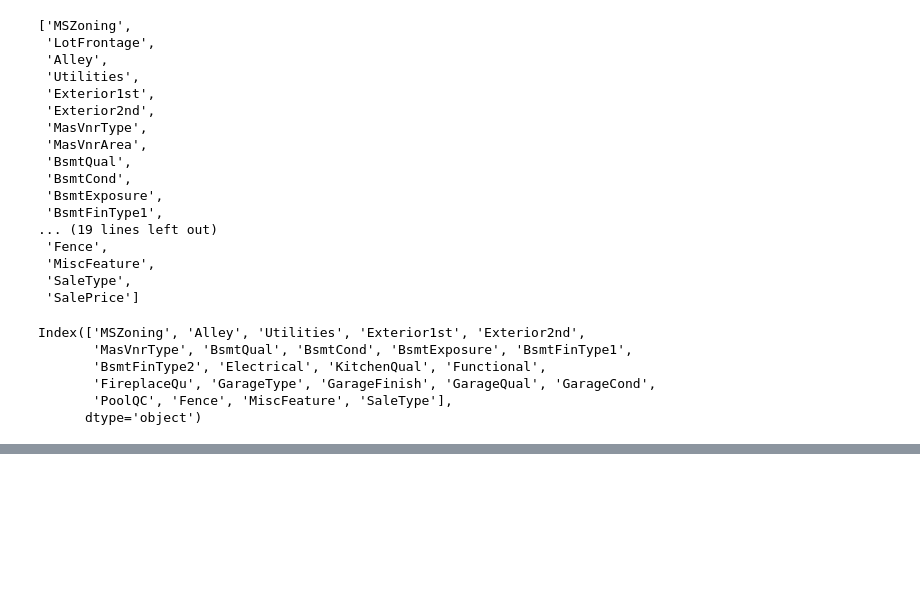
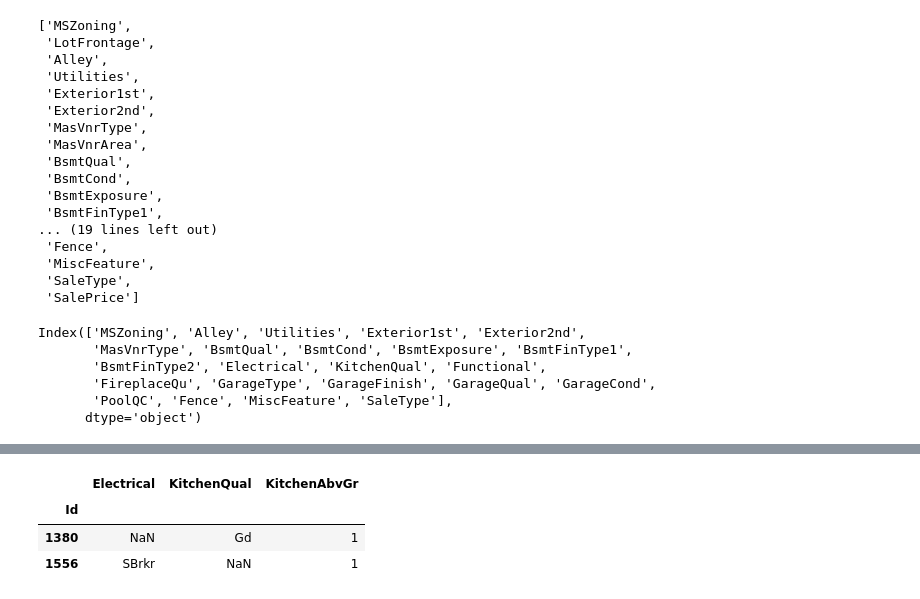
Before and after one commit to rathorebharat937/House_Price_Prediction_Regression_Project, a Jupyter notebook: house_price_prediction_01.ipynb, the cells around one changed output, grey strips where cells are left out. Cells and saved outputs as stored; diff of their text form; code cells hidden in the pictures; blank space fills up the shorter version.

```diff
--- a/house_price_prediction_01.ipynb
+++ b/house_price_prediction_01.ipynb
@@ -888,0 +990,8 @@ Index(['MSZoning', 'Alley', 'Utilities', 'Exterior1st', 'Exterior2nd',
+# %%
+df_ekk = df[["Electrical" , "KitchenQual", "KitchenAbvGr"]]  # for multiple columns we always need two square bricket
+df_ekk[df_ekk.isnull().any(axis=1)]
+# %% [output]
+|  | Electrical | KitchenQual | KitchenAbvGr |
+| Id |  |  |  |
+| 1380 | NaN | Gd | 1 |
+| 1556 | SBrkr | NaN | 1 |
```
Also changed, not shown: parts of 14 cells of this notebook.
